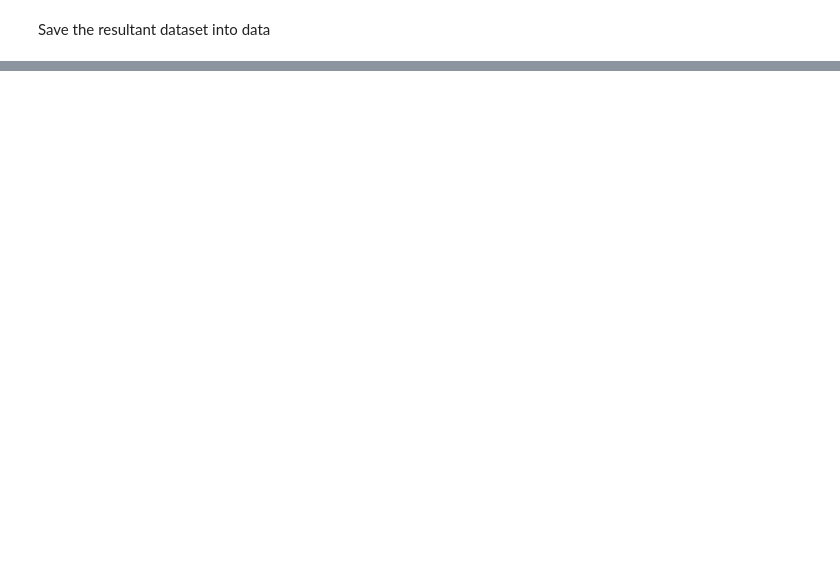
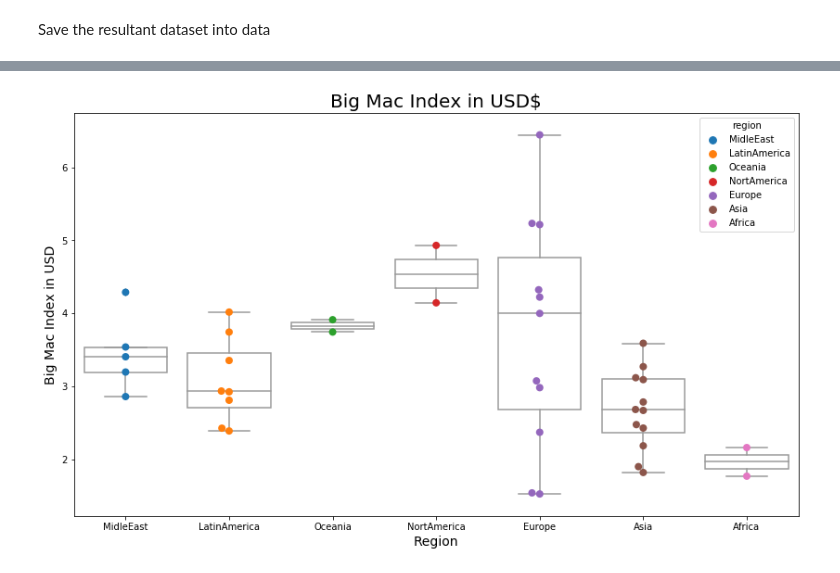
Before and after one commit to ta-datapt-bcn/project-statistical-analysis, a Jupyter notebook: your-code/statistical-analysis.ipynb, the cells around one changed output, grey strips where cells are left out. Cells and saved outputs as stored; diff of their text form; code cells hidden in the pictures; blank space fills up the shorter version.

```diff
--- a/your-code/statistical-analysis.ipynb
+++ b/your-code/statistical-analysis.ipynb
@@ -460,0 +553,11 @@ data.to_csv("data/clean_data.csv")
+# %%
+#Box plot of the Big Mac index per region
+plt.figure(figsize = (14,8))
+sns.boxplot(y='dollar_price', x = 'region', data=df, color='white')
+sns.swarmplot(y='dollar_price',x = 'region', data=df, hue='region', size=8)
+plt.ylabel('Big Mac Index in USD', fontsize=14)
+plt.xlabel('Region', fontsize=14)
+plt.title('Big Mac Index in USD$', fontsize=20)
+plt.show()
+# %% [output]
+[figure, added]
```
Also changed, not shown: parts of 28 cells of this notebook, 3 other files.
